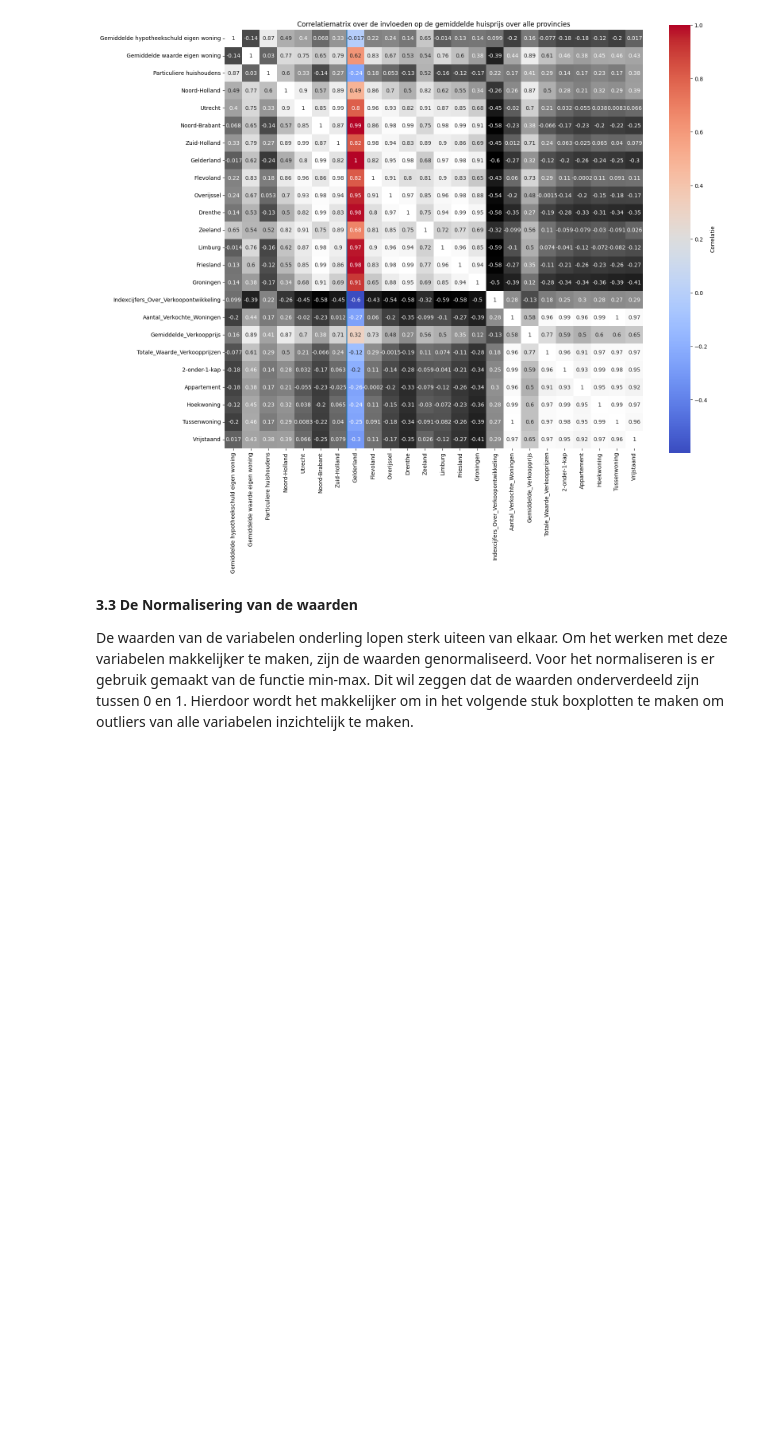
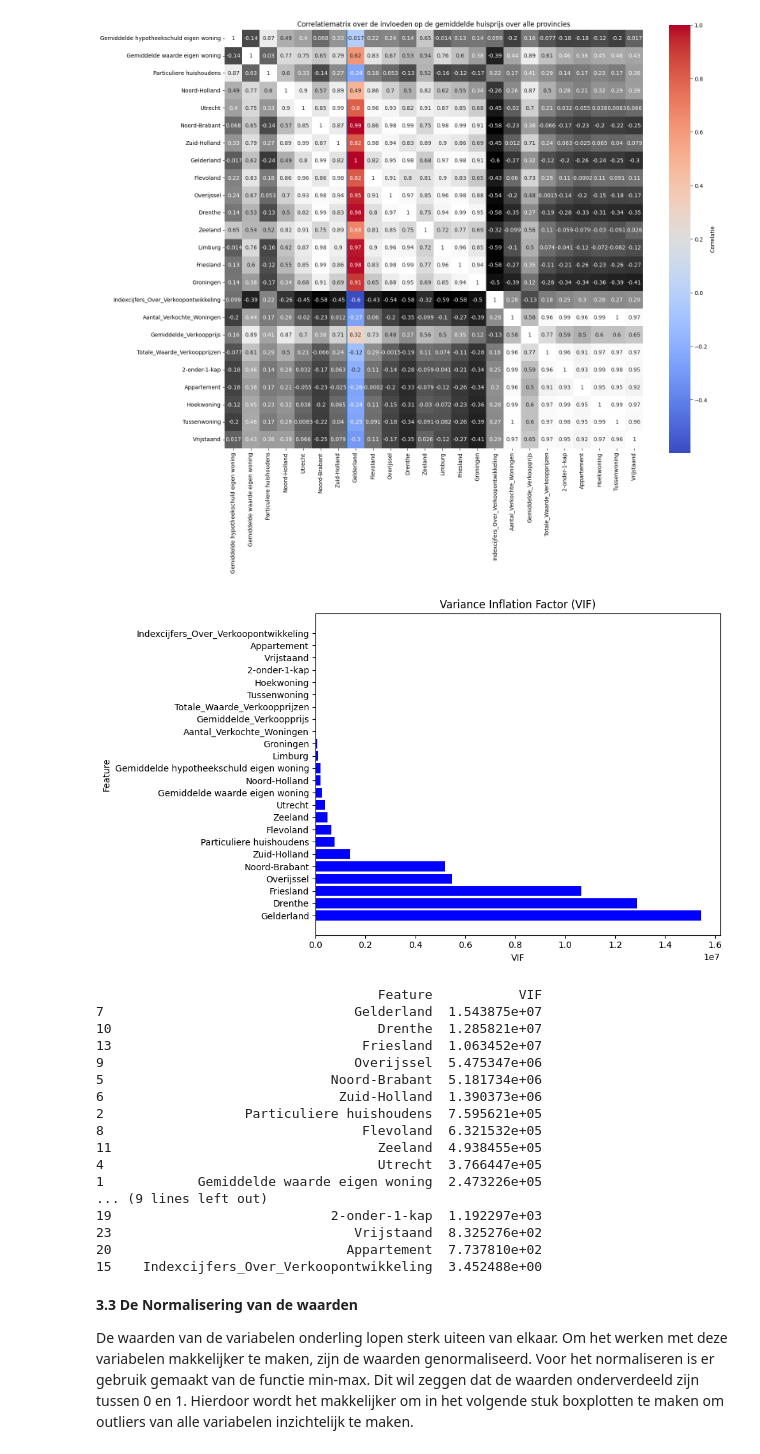
Before and after one commit to y-anwari/Invloeden_op_huizenprijs, a Jupyter notebook: Invloeden_op_Huizenmarkt.ipynb, the cells around one changed output. Cells and saved outputs as stored; diff of their text form; code cells hidden in the pictures; blank space fills up the shorter version.

Commit message:
VIF-table

```diff
--- a/Invloeden_op_Huizenmarkt.ipynb
+++ b/Invloeden_op_Huizenmarkt.ipynb
@@ -692,6 +701,50 @@ plt.title('Correlatiematrix over de invloeden op de gemiddelde huisprijs over al
 plt.show()
 # %% [output]
 [figure]
+# %%
+import pandas as pd
+import numpy as np
+import matplotlib.pyplot as plt
+from statsmodels.stats.outliers_influence import variance_inflation_factor
+
+# Calculate VIF for all columns in the dataframe
+vif = pd.DataFrame()
+vif["Feature"] = correlatiematrix.columns
+vif["VIF"] = [variance_inflation_factor(correlatiematrix.values, i) for i in range(len(correlatiematrix.columns))]
+
+# Sort the dataframe by VIF values in descending order
+vif_sorted = vif.sort_values(by="VIF", ascending=False)
+
+# Plot VIF values
+plt.figure(figsize=(10, 6))
+plt.barh(vif_sorted["Feature"], vif_sorted["VIF"], color="blue")
+plt.xlabel("VIF")
+plt.ylabel("Feature")
+plt.title("Variance Inflation Factor (VIF)")
+plt.tight_layout()
+plt.show()
+
+# Print VIF values in a table format
+print(vif_sorted)
+# %% [output]
+[figure, added]
+                                    Feature           VIF
+7                                Gelderland  1.543875e+07
+10                                  Drenthe  1.285821e+07
+13                                Friesland  1.063452e+07
+9                                Overijssel  5.475347e+06
+5                             Noord-Brabant  5.181734e+06
+6                              Zuid-Holland  1.390373e+06
+2                  Particuliere huishoudens  7.595621e+05
+8                                 Flevoland  6.321532e+05
+11                                  Zeeland  4.938455e+05
+4                                   Utrecht  3.766447e+05
+1            Gemiddelde waarde eigen woning  2.473226e+05
+... (9 lines left out)
+19                            2-onder-1-kap  1.192297e+03
+23                               Vrijstaand  8.325276e+02
+20                              Appartement  7.737810e+02
+15    Indexcijfers_Over_Verkoopontwikkeling  3.452488e+00
 # %% [markdown]
 **3.3 De Normalisering van de waarden**
 
```
Also changed, not shown: parts of 4 cells of this notebook, 2 other files.
